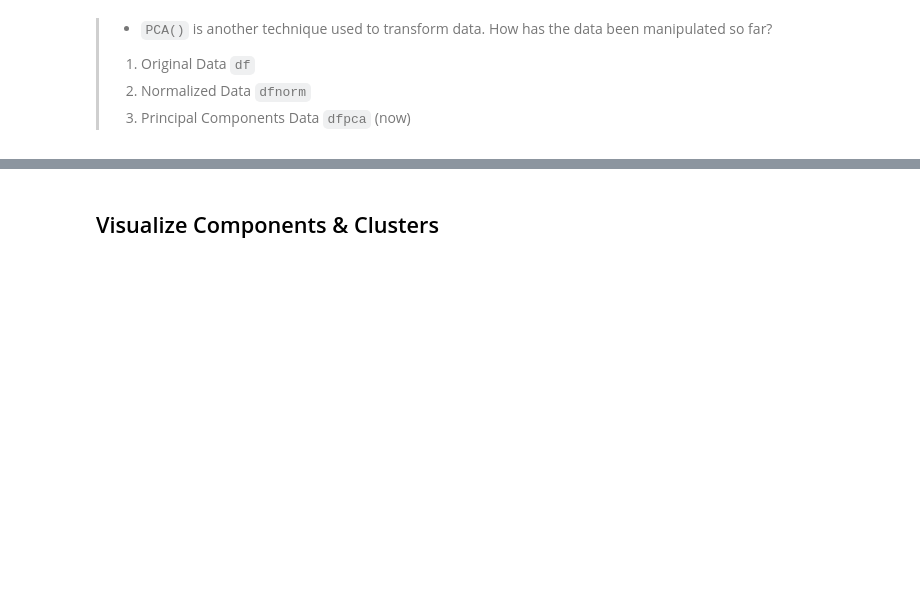
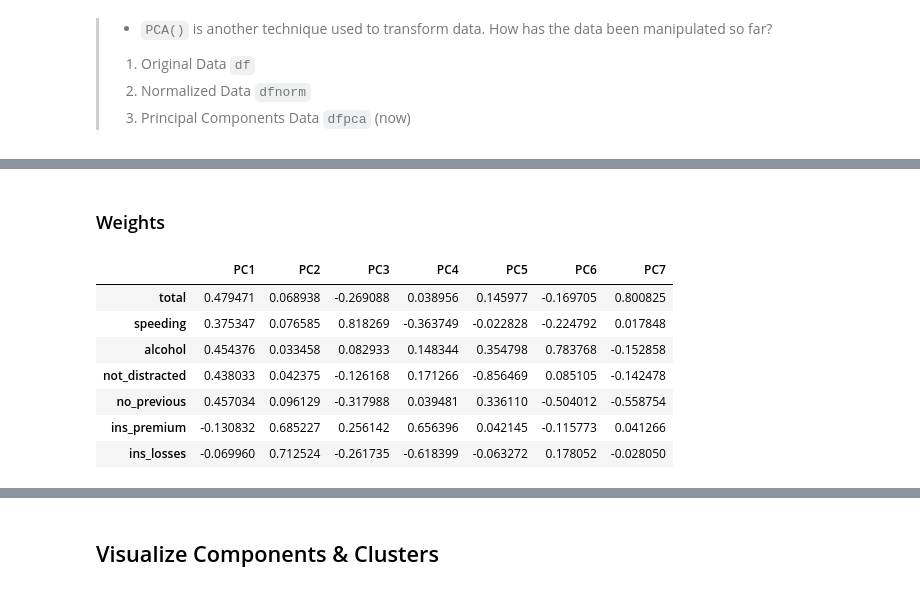
Before and after one commit to frands97/machine-learning-program, a Jupyter notebook: II Machine Learning & Deep Learning/#10. Componentes Principales (PCA)/10session.ipynb, the cells around one changed output, grey strips where cells are left out. Drawn from its saved outputs; the diff is of its cells as text; code cells hidden in the pictures; blank space fills up the shorter version.

```diff
--- a/II Machine Learning & Deep Learning/#10. Componentes Principales (PCA)/10session.ipynb
+++ b/II Machine Learning & Deep Learning/#10. Componentes Principales (PCA)/10session.ipynb
@@ -156,0 +179,15 @@ https://blog.pythonassembly.com/python-tutorial-or-principal-component-analysis-
+# %% [markdown]
+### Weights
+# %%
+weights = pd.DataFrame(pca.components_.T, columns=dfpca.columns, index=dfnorm.columns)
+weights.style.applymap(lambda v: f'background-color: darkred; opacity: {int(v*100)+40}%;')\
+        .applymap(lambda v: f'color: white')
+# %% [output]
+|  | PC1 | PC2 | PC3 | PC4 | PC5 | PC6 | PC7 |
+| total | 0.479471 | 0.068938 | -0.269088 | 0.038956 | 0.145977 | -0.169705 | 0.800825 |
+| speeding | 0.375347 | 0.076585 | 0.818269 | -0.363749 | -0.022828 | -0.224792 | 0.017848 |
+| alcohol | 0.454376 | 0.033458 | 0.082933 | 0.148344 | 0.354798 | 0.783768 | -0.152858 |
+| not_distracted | 0.438033 | 0.042375 | -0.126168 | 0.171266 | -0.856469 | 0.085105 | -0.142478 |
+| no_previous | 0.457034 | 0.096129 | -0.317988 | 0.039481 | 0.336110 | -0.504012 | -0.558754 |
+| ins_premium | -0.130832 | 0.685227 | 0.256142 | 0.656396 | 0.042145 | -0.115773 | 0.041266 |
+| ins_losses | -0.069960 | 0.712524 | -0.261735 | -0.618399 | -0.063272 | 0.178052 | -0.028050 |
```
Also changed, not shown: parts of 9 cells of this notebook, 1 other file.
